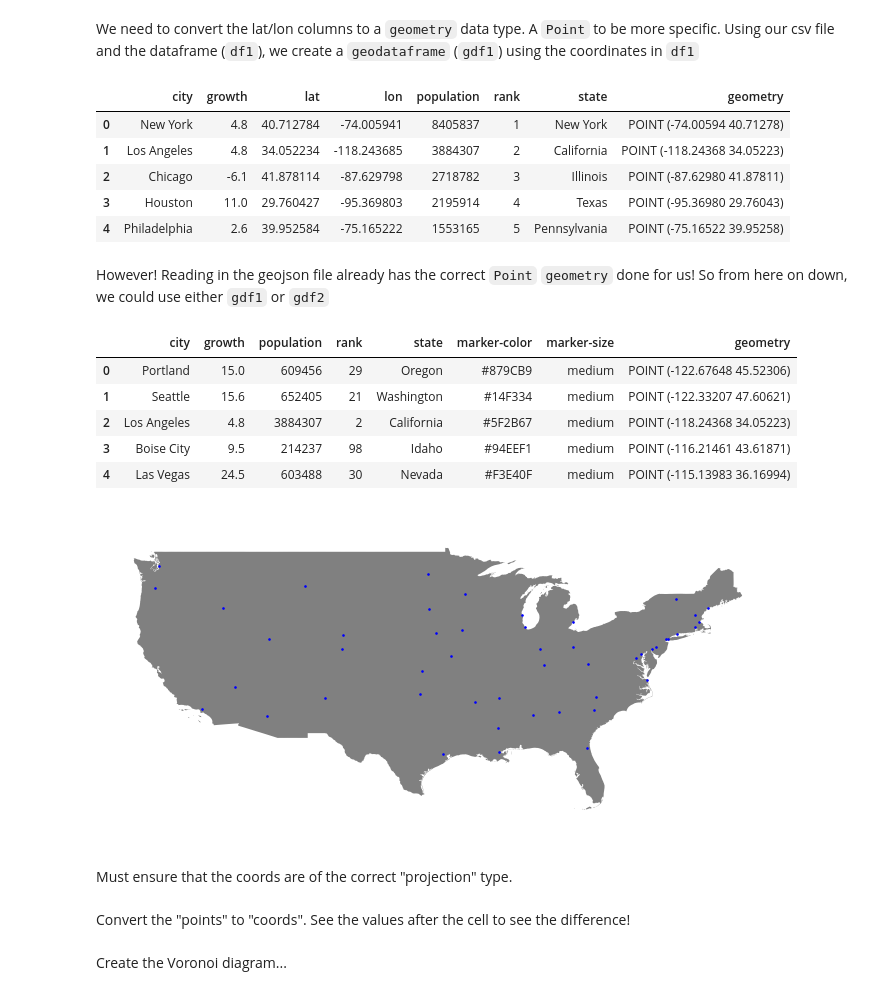
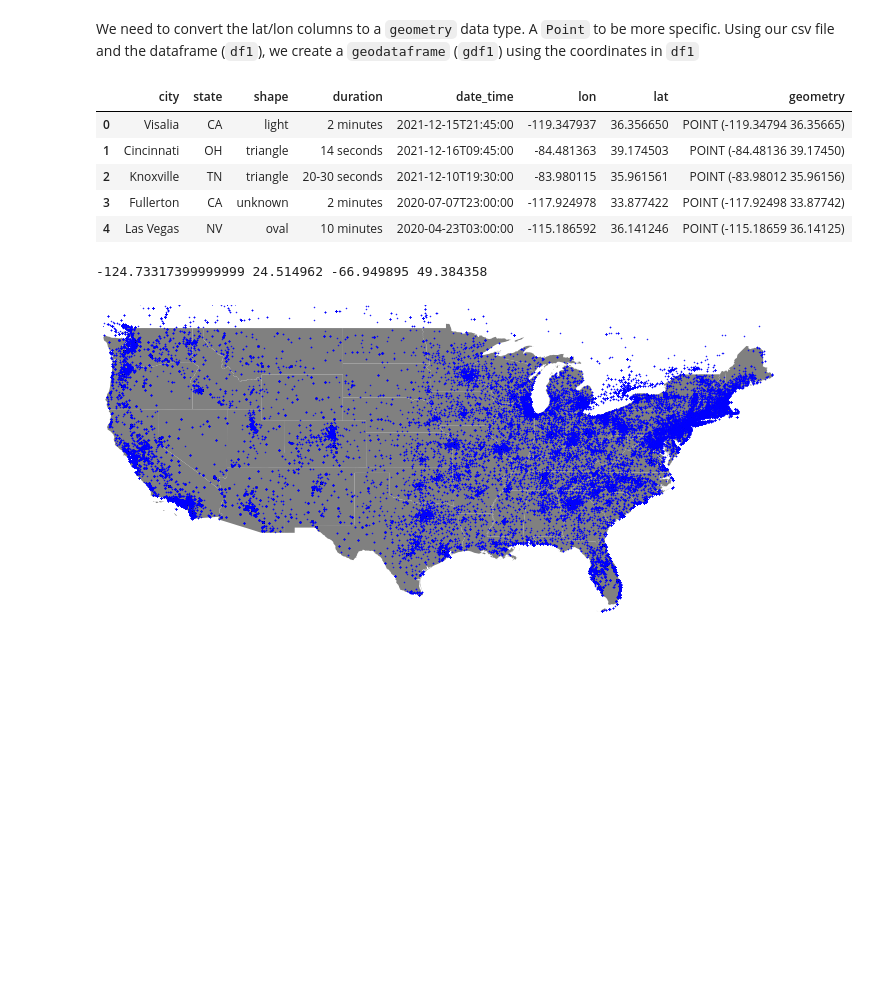
Before and after one commit to rugbyprof/4553-Spatial-DS, a Jupyter notebook: Assignments/P03/ufo_ex.ipynb, the cells around one changed output. Drawn from its saved outputs; the diff is of its cells as text; code cells hidden in the pictures; blank space fills up the shorter version.

```diff
--- a/Assignments/P03/ufo_ex.ipynb
+++ b/Assignments/P03/ufo_ex.ipynb
@@ -18,43 +16,40 @@ ParserError: Error tokenizing data. C error: Expected 7 fields in line 1688, saw
 # %% [markdown]
 We need to convert the lat/lon columns to a `geometry` data type. A `Point` to be more specific. Using our csv file and the dataframe (`df1`), we create a `geodataframe` (`gdf1`) using the coordinates in `df1`
 # %%
-gdf1 = gpd.GeoDataFrame(
-     df1, geometry=gpd.points_from_xy(df1.lon, df1.lat))
-gdf1.head()
+gdf = gpd.GeoDataFrame(
+     df, geometry=gpd.points_from_xy(df.lon, df.lat))
+gdf.head()
 # %% [output]
-|  | city | growth | lat | lon | population | rank | state | geometry |
-| 0 | New York | 4.8 | 40.712784 | -74.005941 | 8405837 | 1 | New York | POINT (-74.00594 40.71278) |
-| 1 | Los Angeles | 4.8 | 34.052234 | -118.243685 | 3884307 | 2 | California | POINT (-118.24368 34.05223) |
-| 2 | Chicago | -6.1 | 41.878114 | -87.629798 | 2718782 | 3 | Illinois | POINT (-87.62980 41.87811) |
-| 3 | Houston | 11.0 | 29.760427 | -95.369803 | 2195914 | 4 | Texas | POINT (-95.36980 29.76043) |
-| 4 | Philadelphia | 2.6 | 39.952584 | -75.165222 | 1553165 | 5 | Pennsylvania | POINT (-75.16522 39.95258) |
+|  | city | state | shape | duration | date_time | lon | lat | geometry |
+| 0 | Visalia | CA | light | 2 minutes | 2021-12-15T21:45:00 | -119.347937 | 36.356650 | POINT (-119.34794 36.35665) |
+| 1 | Cincinnati | OH | triangle | 14 seconds | 2021-12-16T09:45:00 | -84.481363 | 39.174503 | POINT (-84.48136 39.17450) |
+| 2 | Knoxville | TN | triangle | 20-30 seconds | 2021-12-10T19:30:00 | -83.980115 | 35.961561 | POINT (-83.98012 35.96156) |
+| 3 | Fullerton | CA | unknown | 2 minutes | 2020-07-07T23:00:00 | -117.924978 | 33.877422 | POINT (-117.92498 33.87742) |
+| 4 | Las Vegas | NV | oval | 10 minutes | 2020-04-23T03:00:00 | -115.186592 | 36.141246 | POINT (-115.18659 36.14125) |
-# %% [markdown]
-However! Reading in the geojson file already has the correct `Point` `geometry` done for us! So from here on down, we could use either `gdf1` or `gdf2`
-# %%
-gdf2.head()
-# %% [output]
-|  | city | growth | population | rank | state | marker-color | marker-size | geometry |
-| 0 | Portland | 15.0 | 609456 | 29 | Oregon | #879CB9 | medium | POINT (-122.67648 45.52306) |
-| 1 | Seattle | 15.6 | 652405 | 21 | Washington | #14F334 | medium | POINT (-122.33207 47.60621) |
-| 2 | Los Angeles | 4.8 | 3884307 | 2 | California | #5F2B67 | medium | POINT (-118.24368 34.05223) |
-| 3 | Boise City | 9.5 | 214237 | 98 | Idaho | #94EEF1 | medium | POINT (-116.21461 43.61871) |
-| 4 | Las Vegas | 24.5 | 603488 | 30 | Nevada | #F3E40F | medium | POINT (-115.13983 36.16994) |
 # %%
 
 #boundary = gpd.read_file("data/us_nation_border.geojson")
 boundary = gpd.read_file("data/us_border_shp/us_border.shp")
+borders = gpd.read_file("data/us_borders.geojson")
+
 fig, ax = plt.subplots(figsize=(12, 6))
-boundary.plot(ax=ax, color="gray")
-gdf2.plot(ax=ax, markersize=2.5, color="blue")
+
+# for i, row in borders.iterrows():
+#     #print(row['geometry'])
+#     row.plot(ax=ax,color="gray")
+
+#
+#boundary.plot(ax=ax, color="gray")
+borders.plot(ax=ax,color="gray")
+gdf.plot(ax=ax, markersize=0.1, color="blue")
 ax.axis("off")
 plt.axis('equal')
 
-# minx, miny, maxx, maxy = gdf2.total_bounds
-# print(minx,miny,maxx,maxy)
-# ax.set_xlim(minx-5, maxx+5)
-# ax.set_ylim(miny, maxy)
+minx, miny, maxx, maxy = boundary.total_bounds
+print(minx,miny,maxx,maxy)
+ax.set_xlim(minx, maxx)
+ax.set_ylim(miny, maxy)
 plt.show()
 # %% [output]
+-124.73317399999999 24.514962 -66.949895 49.384358
-[figure, old version]
+[figure, new version]
-# %% [markdown]
-Must ensure that the coords are of the correct "projection" type.
@@ -64,2 +55,0 @@ gdf_proj = gdf2.to_crs(boundary.crs)
-# %% [markdown]
-Convert the "points" to "coords". See the values after the cell to see the difference!
@@ -70,2 +55,0 @@ coords = points_to_coords(gdf_proj.geometry)
-# %% [markdown]
-Create the Voronoi diagram...
```
Also changed, not shown: parts of 7 cells of this notebook, 2 other files.
